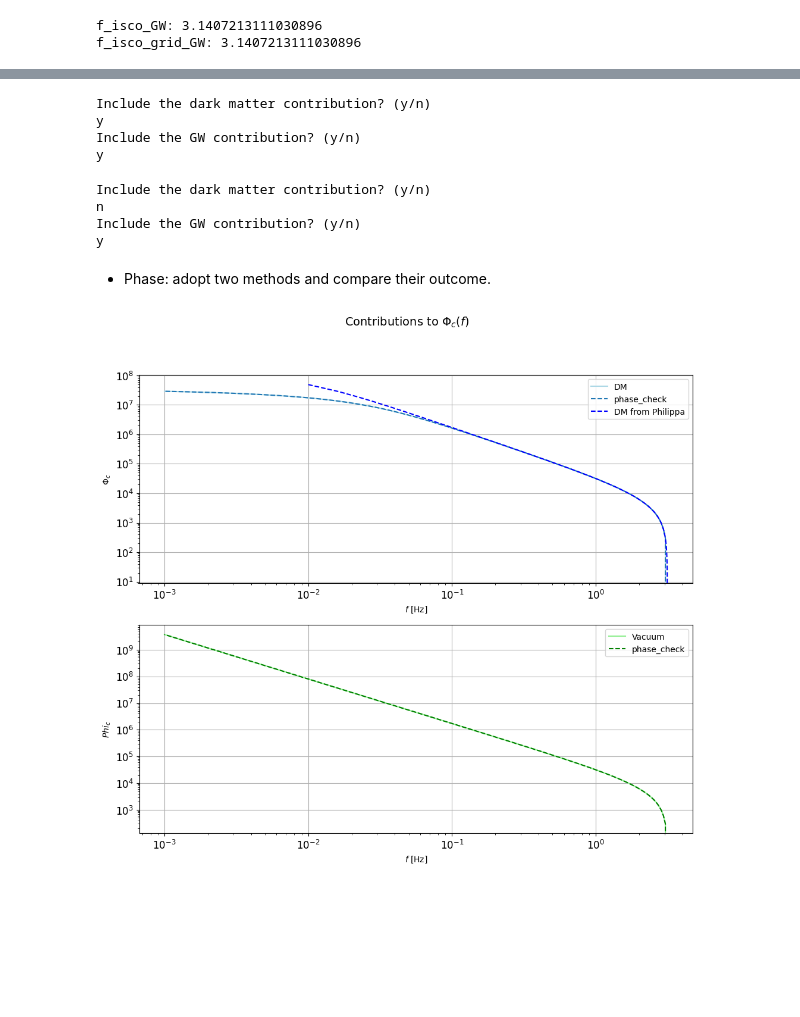
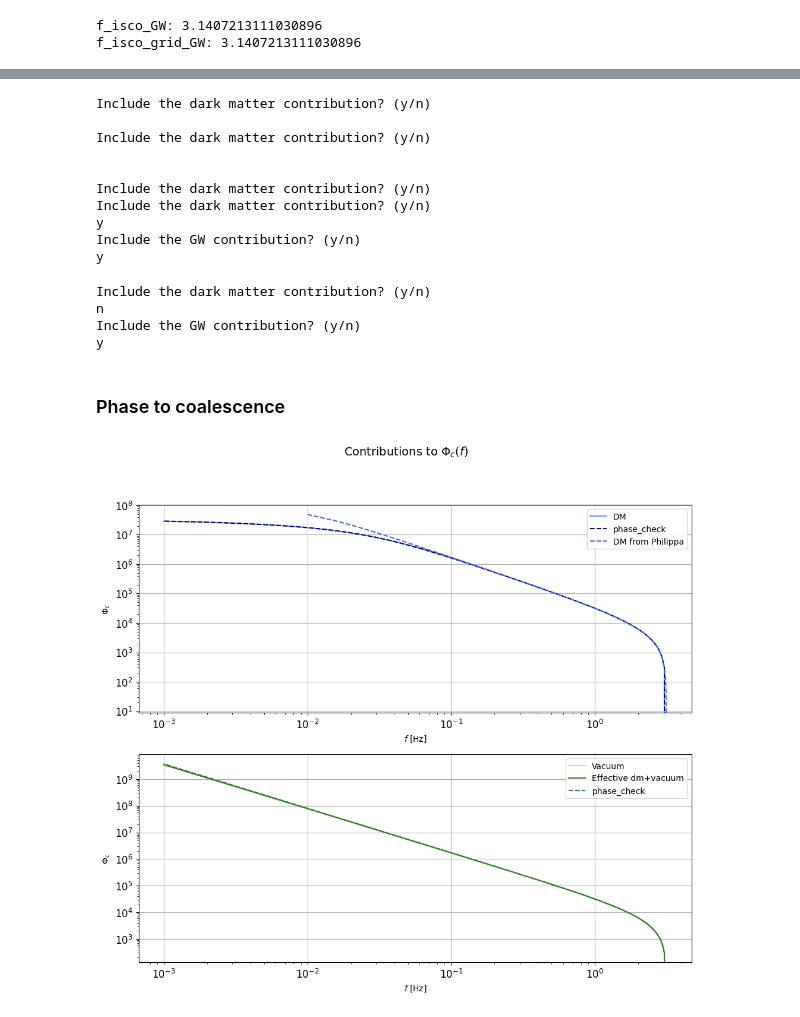
Before and after one commit to nicolegrillo/BinaryEvolution, a Jupyter notebook: Phase_extraction-Static-dm.ipynb, the cells around one changed output, grey strips where cells are left out. Cells and saved outputs as stored; diff of their text form; code cells hidden in the pictures; blank space fills up the shorter version.

```diff
--- a/Phase_extraction-Static-dm.ipynb
+++ b/Phase_extraction-Static-dm.ipynb
@@ -176,7 +176,7 @@ def yes_or_no(elem):
 
     return 0
 # %%
-def dot_r(r):
+def find_dot_r_dm(r):
 
     '''Find the binary change in separation over time, asking the user to choose which contribution to keep.'''
 
@@ -196,7 +196,6 @@ def dot_r(r):
 
     r_dot_gw = - 64 * M_tot * G**3 * m1 * m2 / (5 * c**5 * r**3)
 
-
     return yes_or_no(dm) * r_dot_dm + yes_or_no(gw) * r_dot_gw
 # %%
 def phase_f_by_hand(df_dt):
@@ -299,9 +304,13 @@ phase_check_from_code_v = _Phi_to_c_indef_v(freqs) - _Phi_to_c_indef_v(f_isco)
 # %%
 def phase_effective_dm(phase_vacuum):
 
+    '''Finds the effective phase from fitting results from HaloFeedback algorithm.'''
+
     freqs = frequency(r_grid)
 
-    gamma_e = 5/2 #?
+    # Constants conbinations:
+
+    gamma_e = 5/2
 
     theta = 5 / (2 * gamma_e)
 
@@ -312,7 +321,11 @@ def phase_effective_dm(phase_vacuum):
 
     lambda_ = (11 - 2 * (gammas + gamma_e)) / 3
 
+    # Fit result:
+
     f_b = 0.8163 * (m1 / (1000 * m_sun))**(-1.4412) * (m2 / m_sun)**(0.4511) * (1 - 0.4971 * np.log(gammas / 1.4396))
+
+    # Final elements:
 
     eta = (5 + 2 * gamma_e) / (2 * (8 - gammas)) * (f_eq / f_b)**((11 - 2 * gammas) / 3)
 
@@ -320,6 +333,8 @@ def phase_effective_dm(phase_vacuum):
 
     y = freqs / f_t
 
+    # Gaussian geometric from scipy
+
     gauss_hypergeom = hyp2f1(1, theta, 1 + theta, - y**(-5/(3 * theta)))
 
     return phase_vacuum * (1 - eta * y**(-lambda_) * (1 - gauss_hypergeom))
@@ -330,17 +347,25 @@ df_dr_s = df_dr(r_grid)
 # %%
-dot_r_dm = dot_r(r_grid)
+# Find dot_r contributions for each env
+
+dot_r_dm = find_dot_r_dm(r_grid)
 # %% [output]
+Include the dark matter contribution? (y/n)
+
+Include the dark matter contribution? (y/n)
+
+
+Include the dark matter contribution? (y/n)
 Include the dark matter contribution? (y/n)
 y
 Include the GW contribution? (y/n)
 y
 # %%
-dot_r_gw = dot_r(r_grid)
+dot_r_gw = find_dot_r_dm(r_grid)
 # %% [output]
 Include the dark matter contribution? (y/n)
 n
 Include the GW contribution? (y/n)
 y
-# %% [markdown]
-- Phase: adopt two methods and compare their outcome.
+# %% [markdown]
+### Phase to coalescence
 # %%
@@ -357,31 +386,33 @@ phi_dm_effective = phase_effective_dm(phi_gw_bh)
 freqs_check = np.linspace(1e-2, f_isco, 500)
 phase = pd.read_pickle(r'static_phase_to_c.pickle')
 # %%
+# Plot
 fig, axs = plt.subplots(2, 1, figsize=(12,10))
 
 plt.suptitle('Contributions to $\Phi_c(f)$', fontsize=14)
 
 
-axs[0].loglog(freqs, -phi_dm_bh, c='lightblue', linestyle='-', label='DM')
-axs[0].loglog(freqs, phase_check_from_code, label='phase_check', linestyle='--');
-axs[0].loglog(freqs_check, phase, c='blue', linestyle='--', label='DM from Philippa')
+axs[0].loglog(freqs, -phi_dm_bh, c='cornflowerblue', linestyle='-', label='DM')
+axs[0].loglog(freqs, phase_check_from_code, label='phase_check', linestyle='--', c='navy');
+axs[0].loglog(freqs_check, phase, c='royalblue', linestyle='--', label='DM from Philippa')
 axs[0].set_xlabel('$f$ [Hz]', fontsize=10)
 axs[0].set_ylabel(r'$\Phi_c$', fontsize=10)
 axs[0].tick_params(axis='x', labelsize=12)
 axs[0].tick_params(axis='y', labelsize=12)
 axs[0].grid(True)
 axs[0].legend()
 
-axs[1].loglog(freqs, -phi_gw_bh, c='lightgreen', linestyle='-', label='Vacuum')
-axs[1].loglog(freqs, phase_check_from_code_v, label='phase_check', linestyle='--', c='green');
+axs[1].loglog(freqs, -phi_gw_bh, c='palegreen', linestyle='-', label='Vacuum')
+axs[1].loglog(freqs, -phi_dm_effective, c='darkolivegreen', linestyle='-', label='Effective dm+vacuum')
+axs[1].loglog(freqs, phase_check_from_code_v, label='phase_check', linestyle='--', c='forestgreen');
 axs[1].set_xlabel('$f$ [Hz]', fontsize=10)
-axs[1].set_ylabel(r'$Phi_c$', fontsize=10)
+axs[1].set_ylabel(r'$\Phi_c$', fontsize=10)
 axs[1].tick_params(axis='x', labelsize=12)
 axs[1].tick_params(axis='y', labelsize=12)
 axs[1].grid(True)
 axs[1].legend()
 
 plt.savefig('results-images/phases_dm.png')
 plt.show()
 # %% [output]
-[figure, old version]
+[figure, new version]
```
Also changed, not shown: parts of 85 cells of this notebook, 28 other files.
